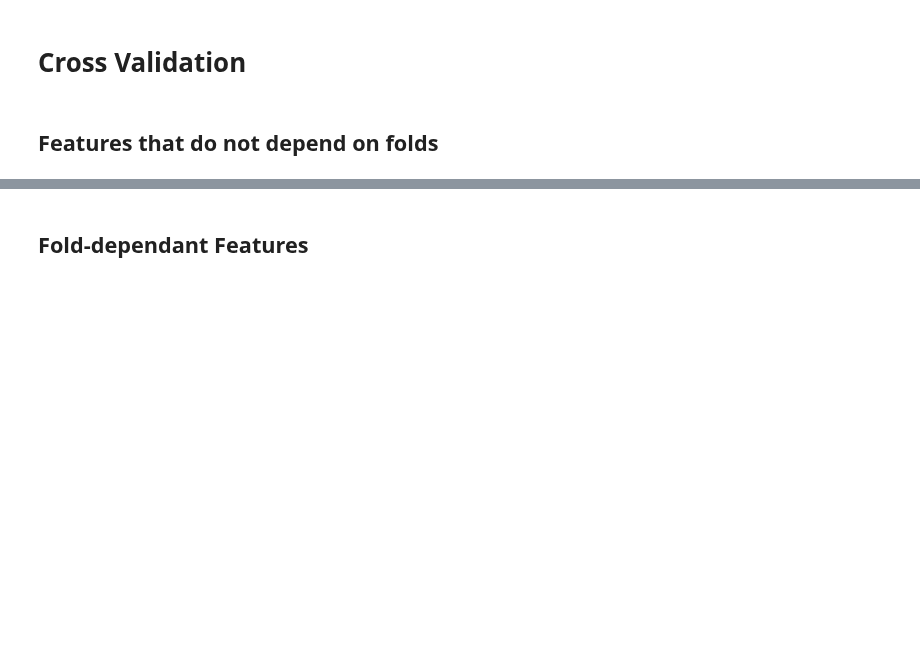
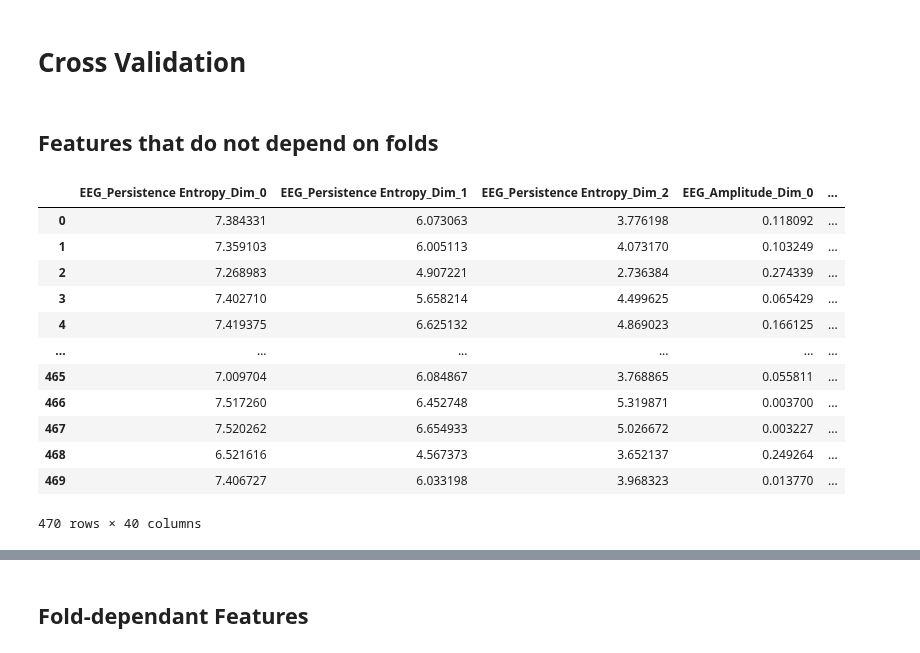
Before and after one commit to peppey/Topological-Data-Analysis-on-Brain-Data, a Jupyter notebook: Anesthesia_Data/Time_Series/Simple_Classifier.ipynb, the cells around one changed output, grey strips where cells are left out. Cells and saved outputs as stored; diff of their text form; code cells hidden in the pictures; blank space fills up the shorter version.

```diff
--- a/Anesthesia_Data/Time_Series/Simple_Classifier.ipynb
+++ b/Anesthesia_Data/Time_Series/Simple_Classifier.ipynb
@@ -144,3 +144,53 @@ def load_indices(subject):
 
 for subject in subject_list:
     train_indices_dict_all_subjects[subject], validation_indices_dict_all_subjects[subject], test_indices_dict_all_subjects[subject] = load_indices(subject)
+# %%
+def filter_dataframe_with_indices(feature_df, indices_dict_all_subjects, label_list, n_folds = 5):
+
+    # TODO there is a mistake in here
+
+    feature_df_all_folds = {}
+    all_labels = {}
+
+    for fold_idx in range(n_folds):
+
+        fold_df = pd.DataFrame()
+
+        for subject_idx, subject in enumerate(train_indices_dict_all_subjects.keys()):
+            filtered_subject_df = feature_df[feature_df["Subject"] == subject_idx]
+
+            for label in label_list:
+
+                filtered_label_df = filtered_subject_df.loc[filtered_subject_df["Label"] == label]
+
+                set_indices_in_filtered_df = indices_dict_all_subjects[subject]["Label_"+str(label)]["Fold_"+str(fold_idx)]
+
+                feature_df_with_set_indices = filtered_label_df.iloc[set_indices_in_filtered_df]
+
+                fold_df = pd.concat([fold_df, feature_df_with_set_indices], ignore_index=True)
+
+        all_labels["Fold_"+str(fold_idx)] = fold_df["Label"]
+        fold_df.drop(columns=["Label"], inplace=True)
+
+        feature_df_all_folds["Fold_"+str(fold_idx)] = fold_df
+
+    return feature_df_all_folds, all_labels
+
+train_features_dfs_all_folds, train_labels_all_folds = filter_dataframe_with_indices(feature_df, train_indices_dict_all_subjects, label_list)
+validation_features_dfs_all_folds, validation_labels_all_folds = filter_dataframe_with_indices(feature_df, validation_indices_dict_all_subjects, label_list)
+# %%
+train_features_dfs_all_folds["Fold_0"]
+# %% [output]
+|  | EEG_Persistence Entropy_Dim_0 | EEG_Persistence Entropy_Dim_1 | EEG_Persistence Entropy_Dim_2 | EEG_Amplitude_Dim_0 | ... |
+| 0 | 7.384331 | 6.073063 | 3.776198 | 0.118092 | ... |
+| 1 | 7.359103 | 6.005113 | 4.073170 | 0.103249 | ... |
+| 2 | 7.268983 | 4.907221 | 2.736384 | 0.274339 | ... |
+| 3 | 7.402710 | 5.658214 | 4.499625 | 0.065429 | ... |
+| 4 | 7.419375 | 6.625132 | 4.869023 | 0.166125 | ... |
+| ... | ... | ... | ... | ... | ... |
+| 465 | 7.009704 | 6.084867 | 3.768865 | 0.055811 | ... |
+| 466 | 7.517260 | 6.452748 | 5.319871 | 0.003700 | ... |
+| 467 | 7.520262 | 6.654933 | 5.026672 | 0.003227 | ... |
+| 468 | 6.521616 | 4.567373 | 3.652137 | 0.249264 | ... |
+| 469 | 7.406727 | 6.033198 | 3.968323 | 0.013770 | ... |
+470 rows × 40 columns
```
Also changed, not shown: parts of 8 cells of this notebook.
